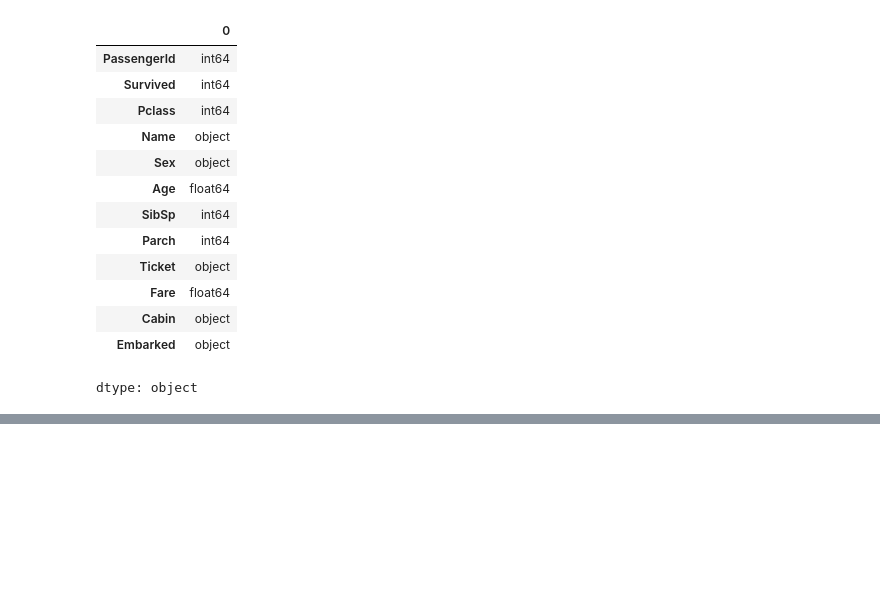
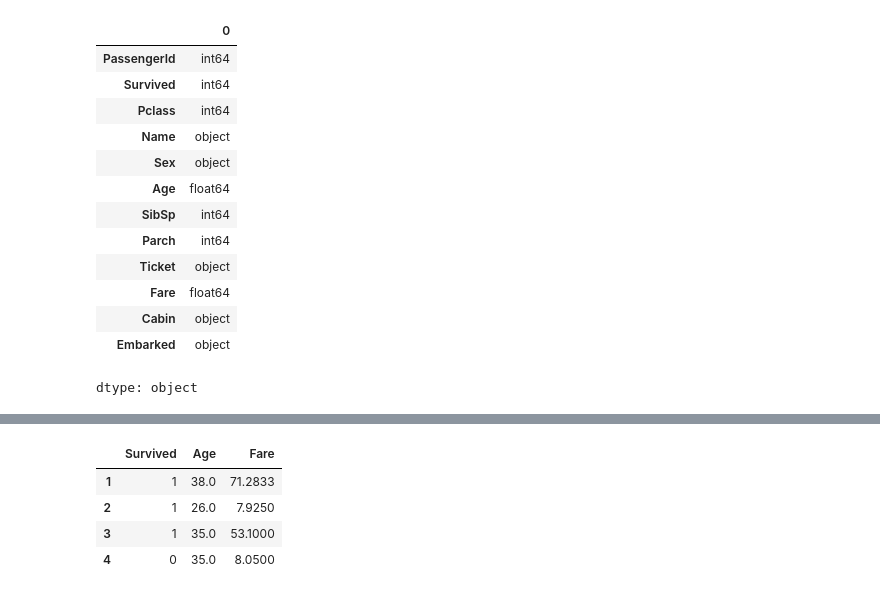
Before and after one commit to hosngholami/Learning, a Jupyter notebook: Pandas.ipynb, the cells around one changed output, grey strips where cells are left out. Drawn from its saved outputs; the diff is of its cells as text; code cells hidden in the pictures; blank space fills up the shorter version.

```diff
--- a/Pandas.ipynb
+++ b/Pandas.ipynb
@@ -73,0 +82,8 @@ dtype: object
+# %%
+data[['Survived', 'Age', 'Fare']][1:5]
+# %% [output]
+|  | Survived | Age | Fare |
+| 1 | 1 | 38.0 | 71.2833 |
+| 2 | 1 | 26.0 | 7.9250 |
+| 3 | 1 | 35.0 | 53.1000 |
+| 4 | 0 | 35.0 | 8.0500 |
```
Also changed, not shown: parts of 7 cells of this notebook.
